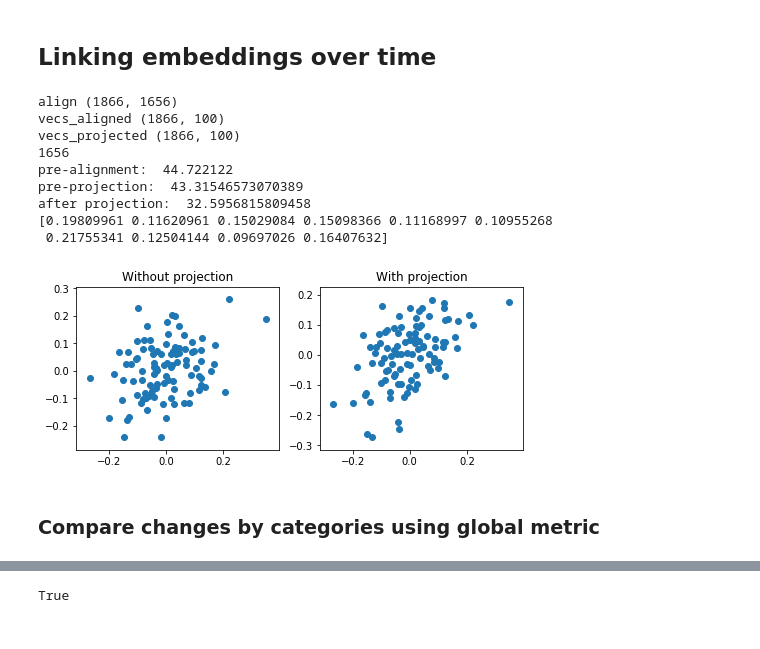
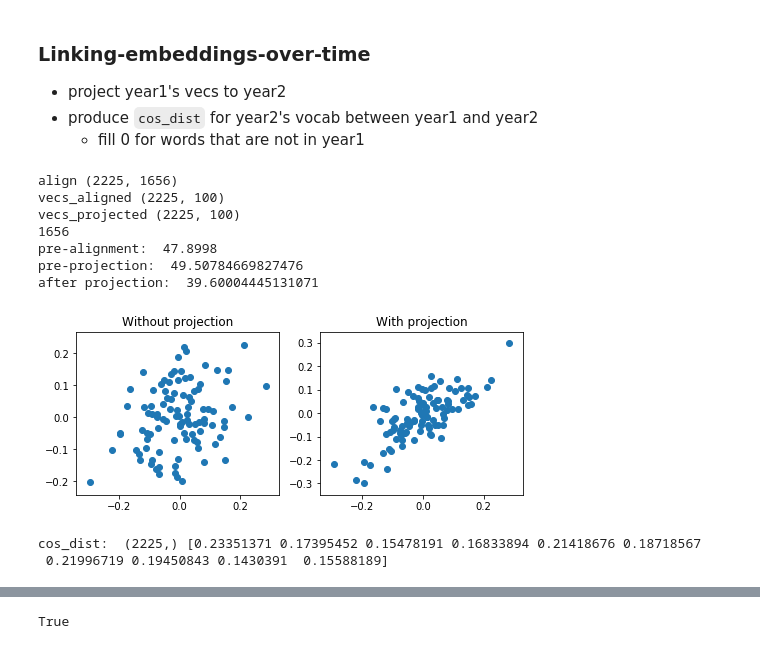
Before and after one commit to afourtassi/change, a Jupyter notebook: 2-plot_change_by_category.ipynb, the cells around one changed output, grey strips where cells are left out. Cells and saved outputs as stored; diff of their text form; code cells hidden in the pictures.

```diff
--- a/2-plot_change_by_category.ipynb
+++ b/2-plot_change_by_category.ipynb
@@ -65,0 +78,3 @@ array([0.9999998 , 1.        , 0.99999994, ..., 0.99999994, 0.99999994,
+# %%
+years = years[:11]
+years
@@ -133,54 +160,56 @@ def get_neighbor_sims(query : str, neighbor_set : set, vec : np.ndarray, voc : l
     v_self = vec[voc.index(query),]
     v_neighbors = vec[[voc.index(neighbor) for neighbor in neighbor_set],]
     return np.dot(v_neighbors, v_self)
-# %% [markdown]
-## Linking embeddings over time
+# %% [markdown]
+### Linking-embeddings-over-time
+   - project year1's vecs to year2
+   - produce `cos_dist` for year2's vocab between year1 and year2
+        - fill 0 for words that are not in year1
 # %%
 # pick two years to compare
 year1 = 'period0'
-year2 = 'period9'
+year2 = 'period10'
 
 align = build_alignment(year2, year1, vocs, vecs)
 print("align", align.shape)
 vecs_aligned = align.dot(vecs[year1])
 print("vecs_aligned", vecs_aligned.shape)
 
 Omega = procrustes(vecs_aligned.T, vecs[year2].T)
 vecs_projected = Omega.dot(vecs_aligned.T).T
 print("vecs_projected", vecs_projected.shape)
 
 length_of_vocab = min(vecs[year1].shape[0], vecs[year2].shape[0])
 print(length_of_vocab)
 print('pre-alignment: ',np.linalg.norm(vecs[year2][:length_of_vocab] - vecs[year1]))
 print('pre-projection: ',np.linalg.norm(vecs[year2] - vecs_aligned))
 print('after projection: ',np.linalg.norm(vecs[year2] - vecs_projected))
 
 fig, (ax1,ax2) = plt.subplots(1,2,figsize=[8,3])
 
-query = 'fish'
+query = 'cat'
 vec2_no_project = vecs_aligned[vocs[year2].index(query),]
 vec2_projected = vecs_projected[vocs[year2].index(query),]
 vec1_query = vecs[year2][vocs[year2].index(query),]
 
 ax1.scatter(vec1_query, vec2_no_project)
 ax1.set_title("Without projection")
 
 ax2.scatter(vec1_query, vec2_projected)
 ax2.set_title('With projection');
-
-# compute distance
-cos_dist = compute_cos_dist(vecs[year2], vecs_projected)
-print(cos_dist[:10])
 # %% [output]
-align (1866, 1656)
-vecs_aligned (1866, 100)
-vecs_projected (1866, 100)
+align (2225, 1656)
+vecs_aligned (2225, 100)
+vecs_projected (2225, 100)
 1656
-pre-alignment:  44.722122
-pre-projection:  43.31546573070389
-after projection:  32.5956815809458
-[0.19809961 0.11620961 0.15029084 0.15098366 0.11168997 0.10955268
- 0.21755341 0.12504144 0.09697026 0.16407632]
+pre-alignment:  47.8998
+pre-projection:  49.50784669827476
+after projection:  39.60004445131071
-[figure, old version]
+[figure, new version]
-# %% [markdown]
-### Compare changes by categories using global metric
+# %%
+# compute distance
+cos_dist = compute_cos_dist(vecs[year2], vecs_projected)
+print("cos_dist: ", cos_dist.shape, cos_dist[:10])
+# %% [output]
+cos_dist:  (2225,) [0.23351371 0.17395452 0.15478191 0.16833894 0.21418676 0.18718567
+ 0.21996719 0.19450843 0.1430391  0.15588189]
```
Also changed, not shown: parts of 69 cells of this notebook.
